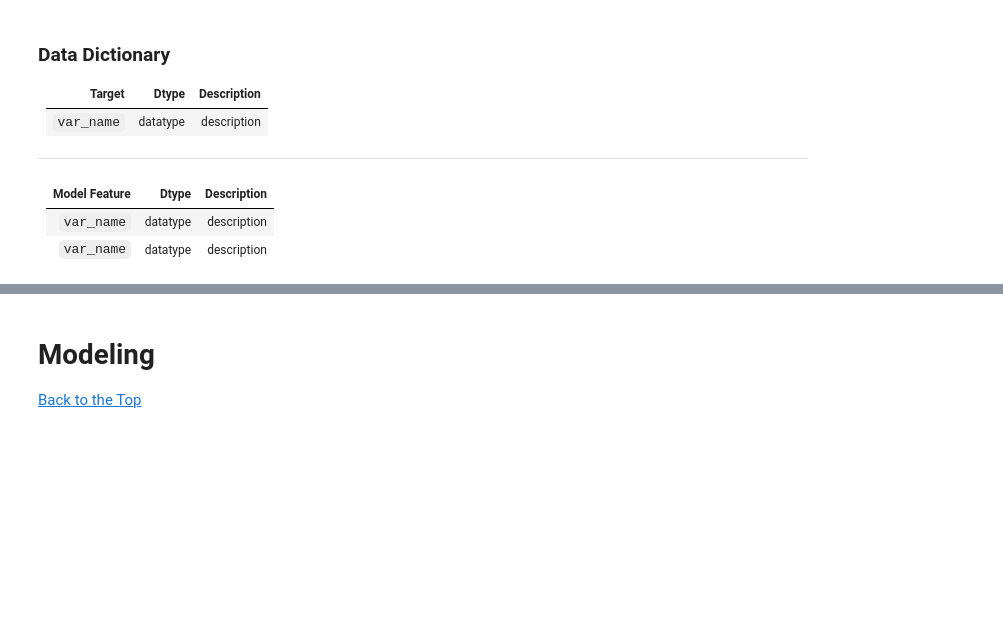
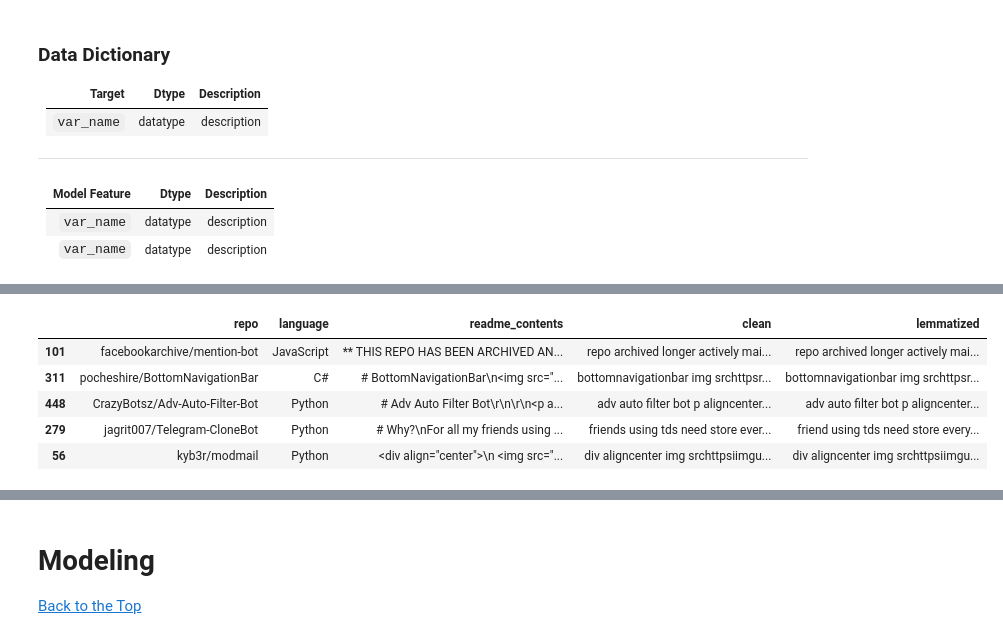
Before and after one commit to NLP-Project-Hopper2/NLP-Project-Hopper2, a Jupyter notebook: 00_final_report.ipynb, the cells around one changed output, grey strips where cells are left out. Drawn from its saved outputs; the diff is of its cells as text; code cells hidden in the pictures; blank space fills up the shorter version.

Commit message:
prepare merge conflict

```diff
--- a/00_final_report.ipynb
+++ b/00_final_report.ipynb
@@ -47,3 +75,18 @@ You can find the code used to acquire the data for this project in our [acquire.
+# %%
+import prepare
+
+# calling function to split cleaned and filtered data
+train, validate, test = prepare.split_data()
+# %%
+# preview of the data we will be exploring
+train.head()
+# %% [output]
+|  | repo | language | readme_contents | clean | lemmatized |
+| 101 | facebookarchive/mention-bot | JavaScript | ** THIS REPO HAS BEEN ARCHIVED AN... | repo archived longer actively mai... | repo archived longer actively mai... |
+| 311 | pocheshire/BottomNavigationBar | C# | # BottomNavigationBar\n<img src="... | bottomnavigationbar img srchttpsr... | bottomnavigationbar img srchttpsr... |
+| 448 | CrazyBotsz/Adv-Auto-Filter-Bot | Python | # Adv Auto Filter Bot\r\n\r\n<p a... | adv auto filter bot p aligncenter... | adv auto filter bot p aligncenter... |
+| 279 | jagrit007/Telegram-CloneBot | Python | # Why?\nFor all my friends using ... | friends using tds need store ever... | friend using tds need store every... |
+| 56 | kyb3r/modmail | Python | <div align="center">\n <img src="... | div aligncenter img srchttpsiimgu... | div aligncenter img srchttpsiimgu... |
 # %% [markdown]
 # Exploration
 [Back to the Top](#Overview)
```
Also changed, not shown: parts of 4 cells of this notebook, 2 other files.
